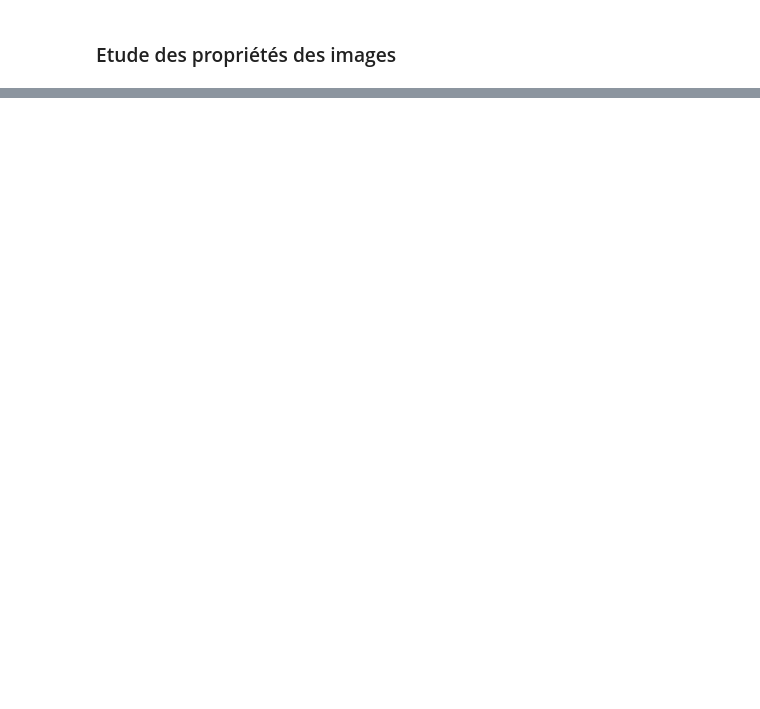
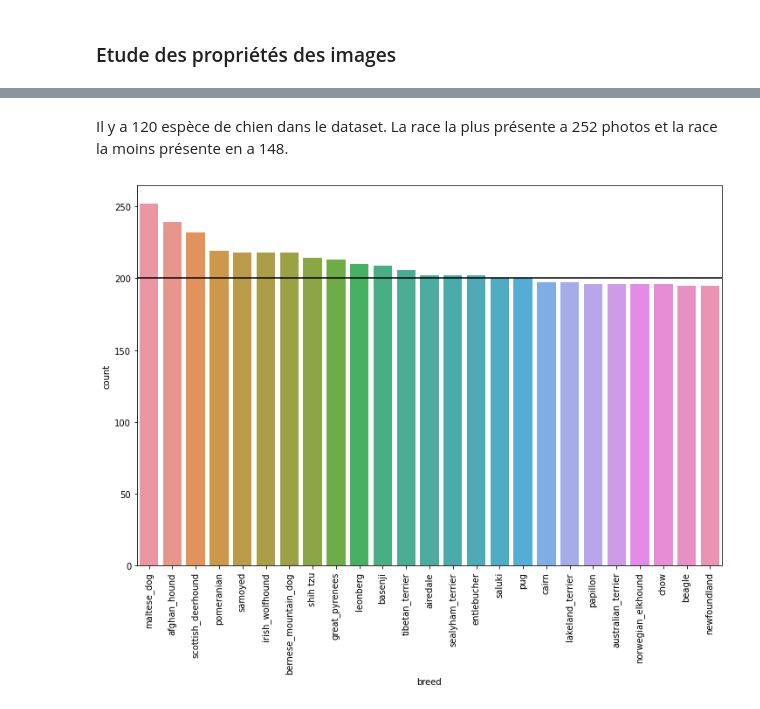
Before and after one commit to VincentNFR/openclassrooms_p06, a Jupyter notebook: analyse_exploratoire.ipynb, the cells around one changed output, grey strips where cells are left out. Drawn from its saved outputs; the diff is of its cells as text; code cells hidden in the pictures; blank space fills up the shorter version.

```diff
--- a/analyse_exploratoire.ipynb
+++ b/analyse_exploratoire.ipynb
@@ -48,0 +42,3 @@ df_image.head(5)
+# %%
+df = pd.concat([tfds.as_dataframe(dataset['train'], info), tfds.as_dataframe(dataset['test'], info)], axis=0)
+dataset=None
@@ -48,0 +54,3 @@ df_image.head(5)
+# %%
+df.drop(columns=['image/filename', 'objects/bbox'], inplace=True)
+df.columns
@@ -48,0 +59,4 @@ df_image.head(5)
+# %%
+df['widths'] = df['image'].apply(lambda x: x.shape[1])
+df['heights'] = df['image'].apply(lambda x: x.shape[0])
+df.head(5)
@@ -48,0 +70,4 @@ df_image.head(5)
+# %%
+labels = df.label.value_counts(ascending=False).reset_index(name='count')
+labels['breed'] = labels['index'].apply(lambda x: ' '.join(get_dog_name(x).split('-')[1:]))
+labels.head(15)
@@ -48,0 +103,11 @@ df_image.head(5)
+# %% [markdown]
+Il y a 120 espèce de chien dans le dataset.
+La race la plus présente a 252 photos et la race la moins présente en a 148.
+# %%
+plt.figure(figsize=(12,8), facecolor='white')
+a = sns.barplot(x="breed", y="count", data=labels[:25])
+a.set_xticklabels(labels=labels['breed'], rotation=90)
+plt.axhline(y=200, c='k')
+plt.show()
+# %% [output]
+[figure, added]
```
Also changed, not shown: parts of 30 cells of this notebook.
